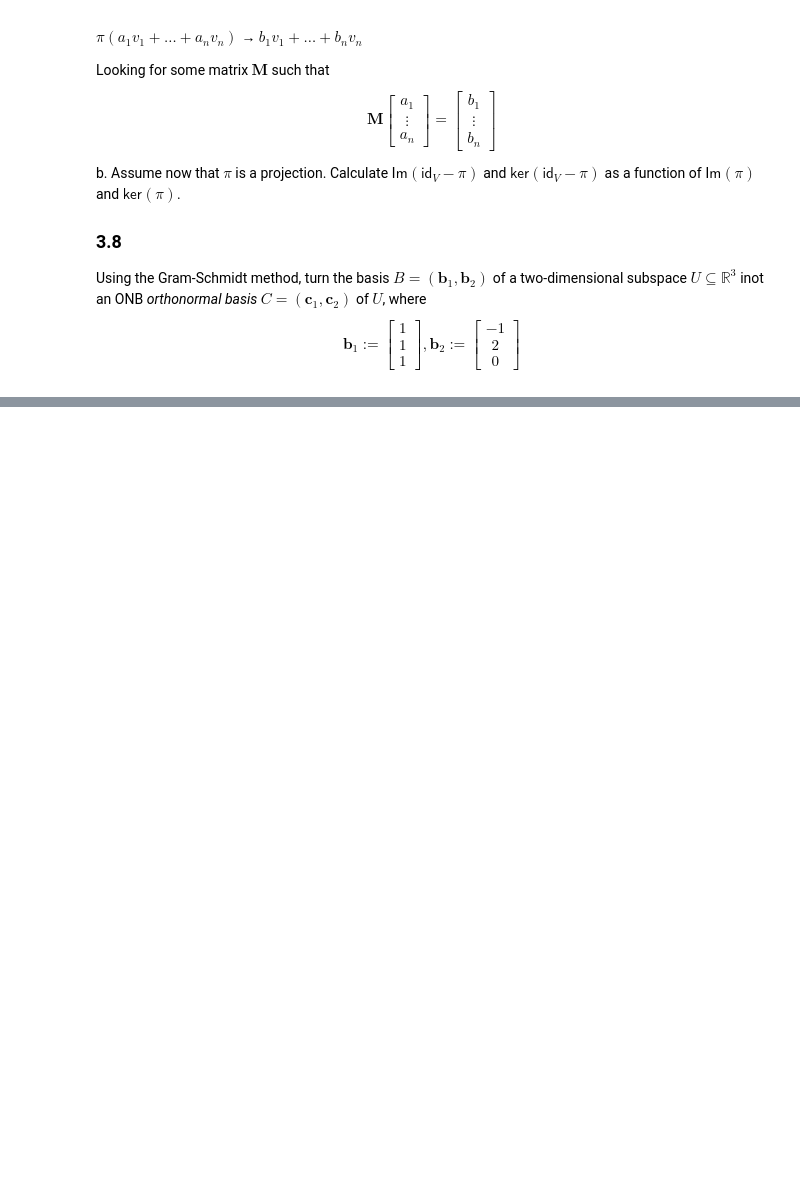
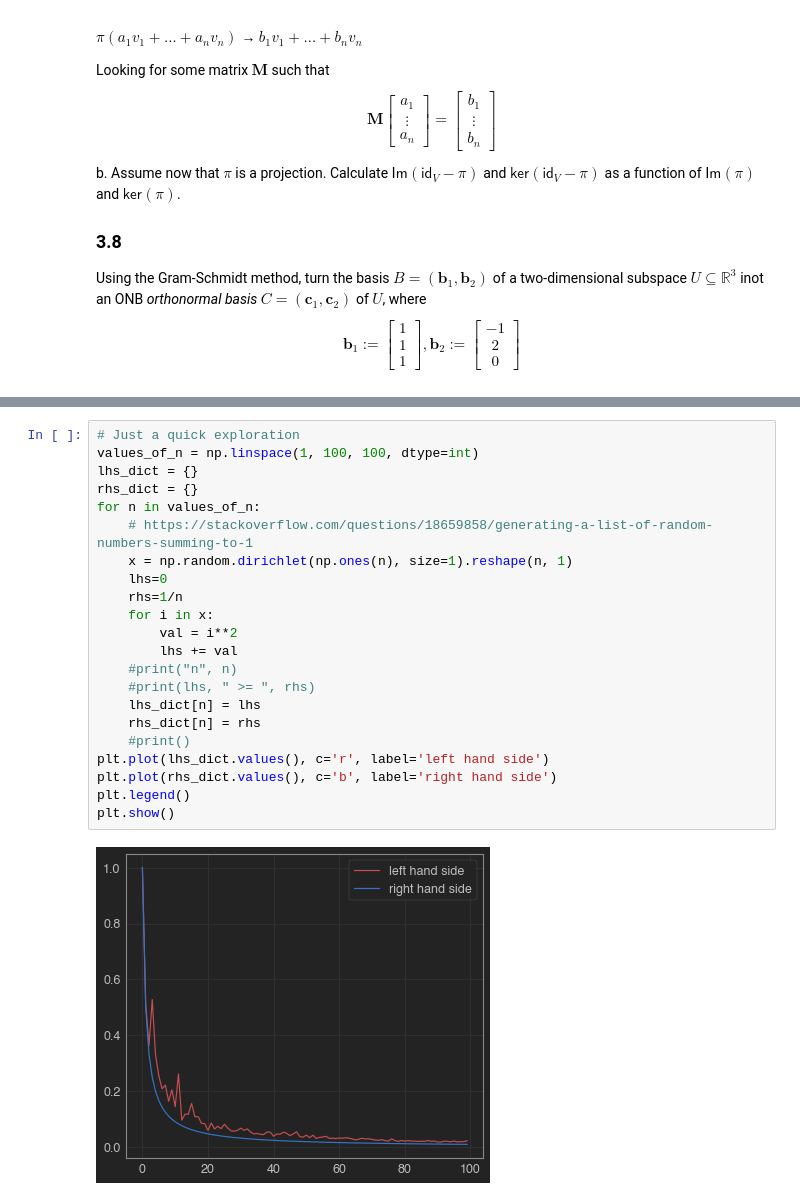
Before and after one commit to Pooret/biased_outliers, a Jupyter notebook: Ch. 3 Exercises.ipynb, the cells around one changed output, grey strips where cells are left out. Saved outputs shown, nothing was run; the diff lists cells and outputs as text; blank space fills up the shorter version.

```diff
--- a/Ch. 3 Exercises.ipynb
+++ b/Ch. 3 Exercises.ipynb
@@ -618,0 +583,24 @@ plt.show()
+# %%
+# Just a quick exploration
+values_of_n = np.linspace(1, 100, 100, dtype=int)
+lhs_dict = {}
+rhs_dict = {}
+for n in values_of_n:
+    # https://stackoverflow.com/questions/18659858/generating-a-list-of-random-numbers-summing-to-1
+    x = np.random.dirichlet(np.ones(n), size=1).reshape(n, 1)
+    lhs=0
+    rhs=1/n
+    for i in x:
+        val = i**2
+        lhs += val
+    #print("n", n)
+    #print(lhs, " >= ", rhs)
+    lhs_dict[n] = lhs
+    rhs_dict[n] = rhs
+    #print()
+plt.plot(lhs_dict.values(), c='r', label='left hand side')
+plt.plot(rhs_dict.values(), c='b', label='right hand side')
+plt.legend()
+plt.show()
+# %% [output]
+[figure, added]
```
Also changed, not shown: parts of 37 cells of this notebook.
